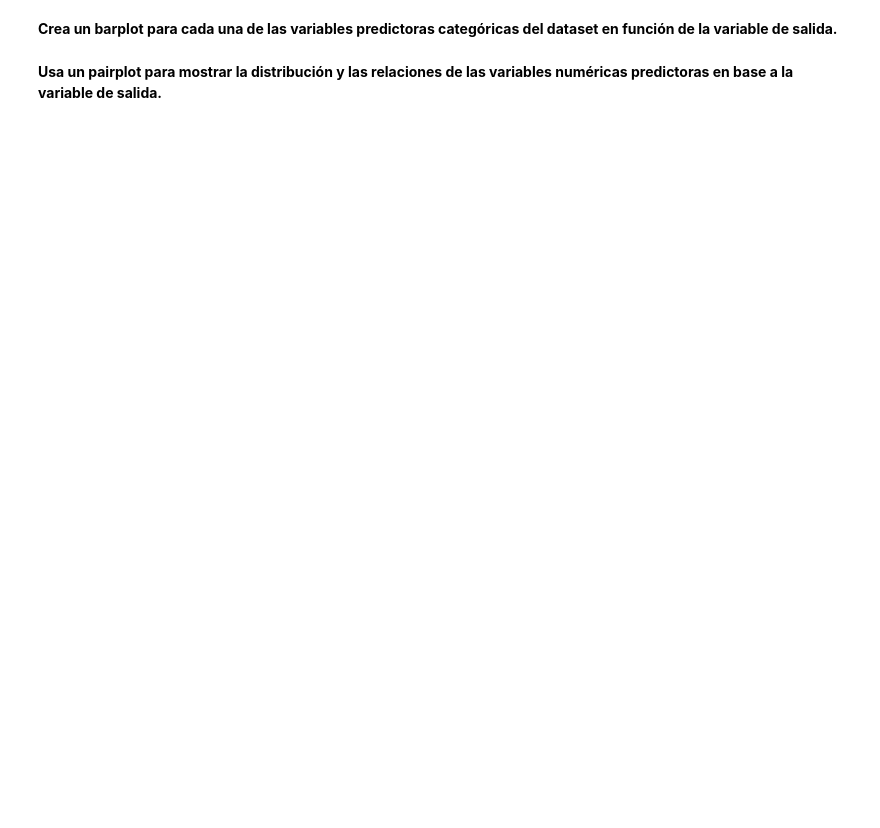
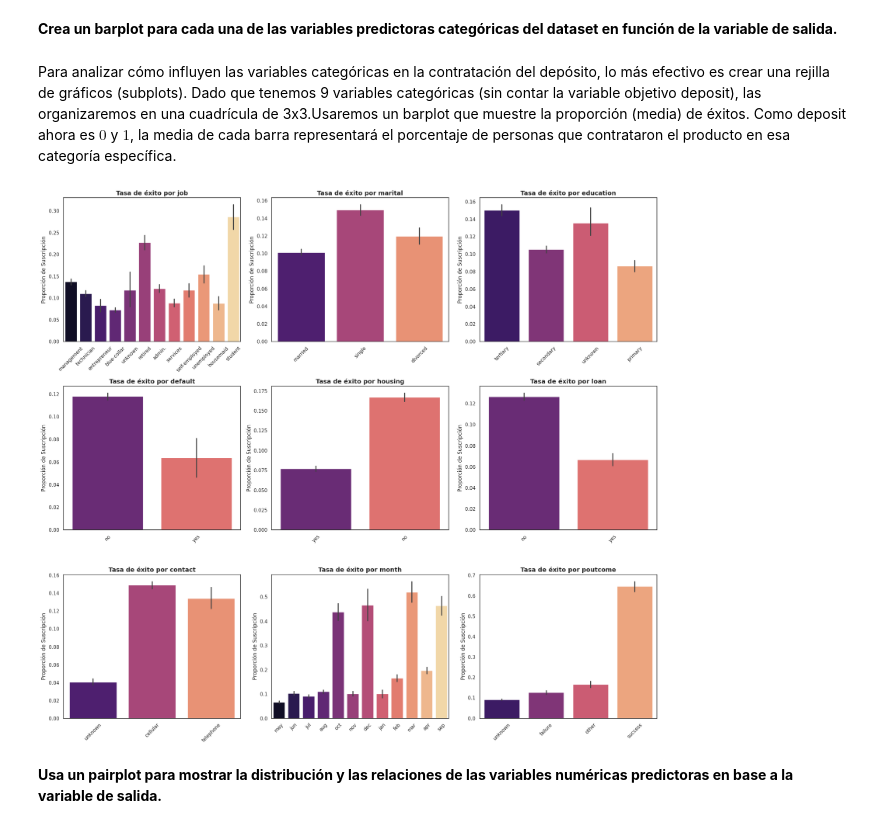
Before and after one commit to financieras/saturdays_ai, a Jupyter notebook: ML_S1_Intro_challenge_v1_1.ipynb, the cells around one changed output. Saved outputs shown, nothing was run; the diff lists cells and outputs as text; code cells hidden in the pictures; blank space fills up the shorter version.

```diff
--- a/ML_S1_Intro_challenge_v1_1.ipynb
+++ b/ML_S1_Intro_challenge_v1_1.ipynb
@@ -268,4 +370,33 @@ Name: count, dtype: int64
 # %% [markdown]
 **Crea un barplot para cada una de las variables predictoras categóricas del dataset en función de la variable de salida.**
+# %% [markdown]
+Para analizar cómo influyen las variables categóricas en la contratación del depósito, lo más efectivo es crear una rejilla de gráficos (subplots). Dado que tenemos 9 variables categóricas (sin contar la variable objetivo deposit), las organizaremos en una cuadrícula de 3x3.Usaremos un barplot que muestre la proporción (media) de éxitos. Como deposit ahora es $0$ y $1$, la media de cada barra representará el porcentaje de personas que contrataron el producto en esa categoría específica.
+# %%
+import seaborn as sns
+import matplotlib.pyplot as plt
+
+# 1. Definimos las variables predictoras categóricas (excluimos 'deposit')
+# Usamos bank_data porque es nuestra copia de trabajo
+cat_features = [col for col in bank_data.columns if bank_data[col].dtype == 'object' and col != 'deposit']
+
+# 2. Configuramos la rejilla (3 filas x 3 columnas)
+fig, axes = plt.subplots(nrows=3, ncols=3, figsize=(20, 18))
+axes = axes.flat # Aplanamos para iterar fácilmente
+
+# 3. Iteramos y creamos cada gráfico
+for i, col in enumerate(cat_features):
+    # Creamos el barplot. La altura de la barra es la media de 'deposit' (tasa de éxito)
+    sns.barplot(x=col, y='deposit', data=bank_data, ax=axes[i], palette='magma', hue=col, legend=False)
+
+    axes[i].set_title(f'Tasa de éxito por {col}', fontsize=14, fontweight='bold')
+    axes[i].set_ylabel('Proporción de Suscripción')
+    axes[i].set_xlabel('')
+    axes[i].tick_params(axis='x', rotation=45) # Rotamos etiquetas para que no se solapen
+
+# Ajustamos el diseño para que no se amontonen los títulos
+plt.tight_layout()
+plt.show()
+# %% [output]
+[figure, added]
 # %% [markdown]
 **Usa un pairplot para mostrar la distribución y las relaciones de las variables numéricas predictoras en base a la variable de salida.**
```
Also changed, not shown: parts of 16 cells of this notebook.
